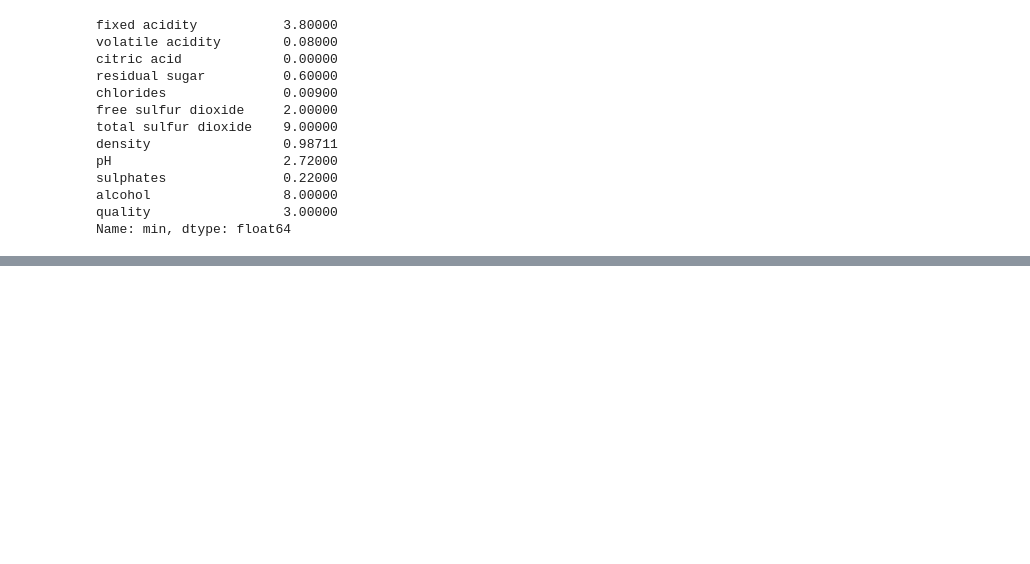
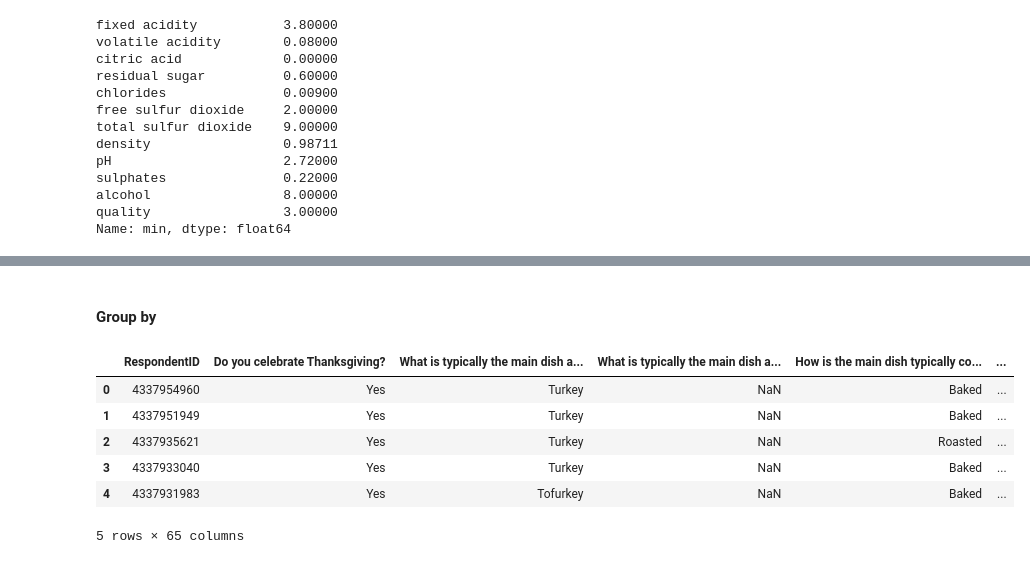
Before and after one commit to davidtnly/Python, a Jupyter notebook: MachineLearning/06-working-with-dataframes.ipynb, the cells around one changed output, grey strips where cells are left out. Saved outputs shown, nothing was run; the diff lists cells and outputs as text; code cells hidden in the pictures; blank space fills up the shorter version.

```diff
--- a/MachineLearning/06-working-with-dataframes.ipynb
+++ b/MachineLearning/06-working-with-dataframes.ipynb
@@ -128,0 +363,15 @@ Name: min, dtype: float64
+# %% [markdown]
+#### Group by
+# %%
+# Get file
+filename = '03-thanksgiving-2015-poll-data.csv'
+data = pd.read_csv(filename)
+data.head()
+# %% [output]
+|  | RespondentID | Do you celebrate Thanksgiving? | What is typically the main dish a... | What is typically the main dish a... | How is the main dish typically co... | ... |
+| 0 | 4337954960 | Yes | Turkey | NaN | Baked | ... |
+| 1 | 4337951949 | Yes | Turkey | NaN | Baked | ... |
+| 2 | 4337935621 | Yes | Turkey | NaN | Roasted | ... |
+| 3 | 4337933040 | Yes | Turkey | NaN | Baked | ... |
+| 4 | 4337931983 | Yes | Tofurkey | NaN | Baked | ... |
+5 rows × 65 columns
```
Also changed, not shown: parts of 29 cells of this notebook, 3 other files.
